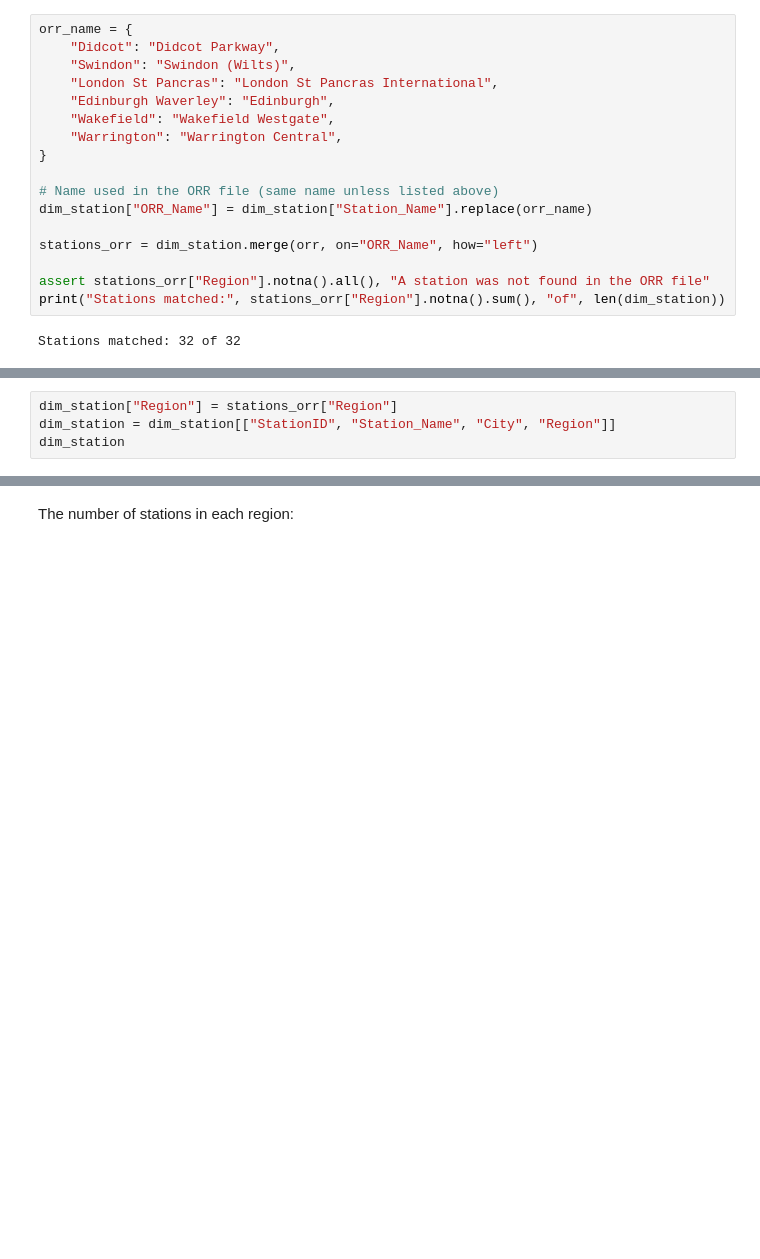
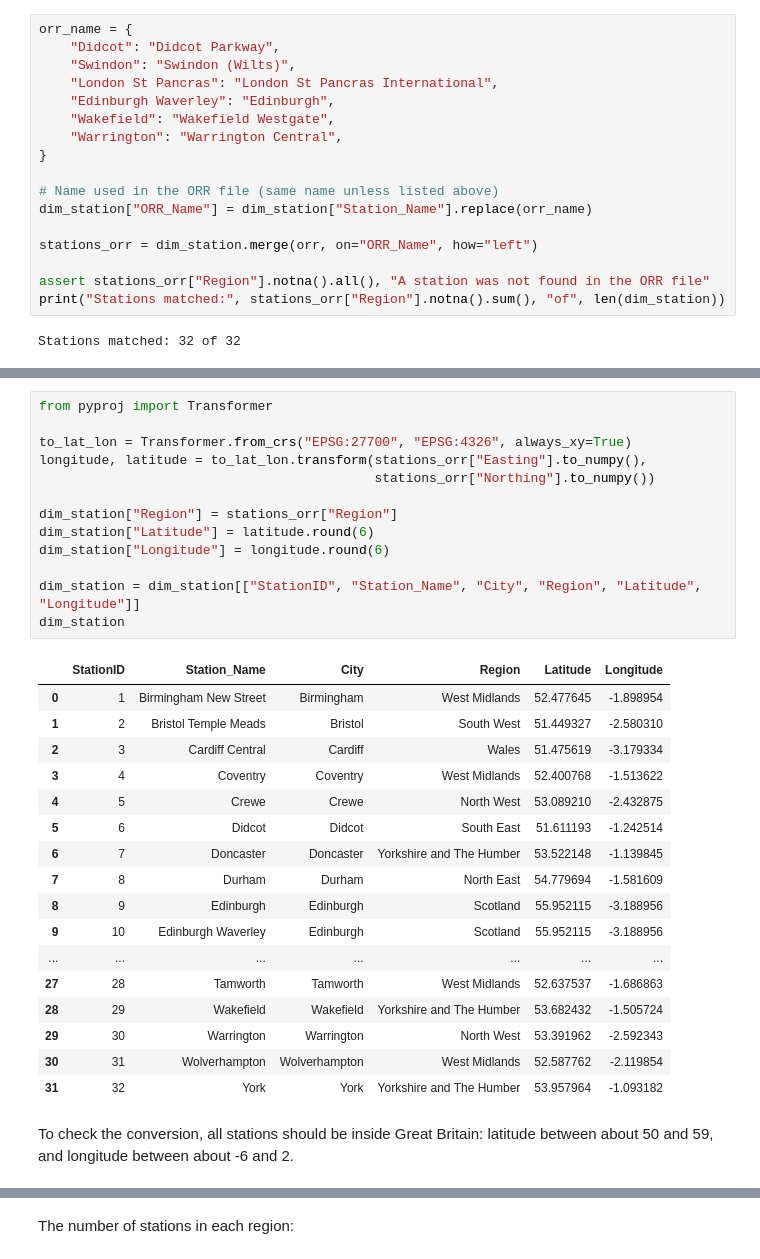
Before and after one commit to seiffayed/UK-Train-Rides, a Jupyter notebook: notebooks/02_cleaning_and_transformation.ipynb, the cells around one changed output, grey strips where cells are left out. Saved outputs shown, nothing was run; the diff lists cells and outputs as text; blank space fills up the shorter version.

Commit message:
Add station coordinates for the Power BI map

```diff
--- a/notebooks/02_cleaning_and_transformation.ipynb
+++ b/notebooks/02_cleaning_and_transformation.ipynb
@@ -316,4 +313,0 @@ All 32 stations were found in the ORR file. We add the region to `Dim_Station` a
-# %%
-dim_station["Region"] = stations_orr["Region"]
-dim_station = dim_station[["StationID", "Station_Name", "City", "Region"]]
-dim_station
@@ -337,0 +320,33 @@ dim_station
+# %%
+from pyproj import Transformer
+
+to_lat_lon = Transformer.from_crs("EPSG:27700", "EPSG:4326", always_xy=True)
+longitude, latitude = to_lat_lon.transform(stations_orr["Easting"].to_numpy(),
+                                           stations_orr["Northing"].to_numpy())
+
+dim_station["Region"] = stations_orr["Region"]
+dim_station["Latitude"] = latitude.round(6)
+dim_station["Longitude"] = longitude.round(6)
+
+dim_station = dim_station[["StationID", "Station_Name", "City", "Region", "Latitude", "Longitude"]]
+dim_station
+# %% [output]
+|  | StationID | Station_Name | City | Region | Latitude | Longitude |
+| 0 | 1 | Birmingham New Street | Birmingham | West Midlands | 52.477645 | -1.898954 |
+| 1 | 2 | Bristol Temple Meads | Bristol | South West | 51.449327 | -2.580310 |
+| 2 | 3 | Cardiff Central | Cardiff | Wales | 51.475619 | -3.179334 |
+| 3 | 4 | Coventry | Coventry | West Midlands | 52.400768 | -1.513622 |
+| 4 | 5 | Crewe | Crewe | North West | 53.089210 | -2.432875 |
+| 5 | 6 | Didcot | Didcot | South East | 51.611193 | -1.242514 |
+| 6 | 7 | Doncaster | Doncaster | Yorkshire and The Humber | 53.522148 | -1.139845 |
+| 7 | 8 | Durham | Durham | North East | 54.779694 | -1.581609 |
+| 8 | 9 | Edinburgh | Edinburgh | Scotland | 55.952115 | -3.188956 |
+| 9 | 10 | Edinburgh Waverley | Edinburgh | Scotland | 55.952115 | -3.188956 |
+| ... | ... | ... | ... | ... | ... | ... |
+| 27 | 28 | Tamworth | Tamworth | West Midlands | 52.637537 | -1.686863 |
+| 28 | 29 | Wakefield | Wakefield | Yorkshire and The Humber | 53.682432 | -1.505724 |
+| 29 | 30 | Warrington | Warrington | North West | 53.391962 | -2.592343 |
+| 30 | 31 | Wolverhampton | Wolverhampton | West Midlands | 52.587762 | -2.119854 |
+| 31 | 32 | York | York | Yorkshire and The Humber | 53.957964 | -1.093182 |
+# %% [markdown]
+To check the conversion, all stations should be inside Great Britain: latitude between about 50 and 59, and longitude between about -6 and 2.
```
Also changed, not shown: parts of 5 cells of this notebook, 2 other files.
